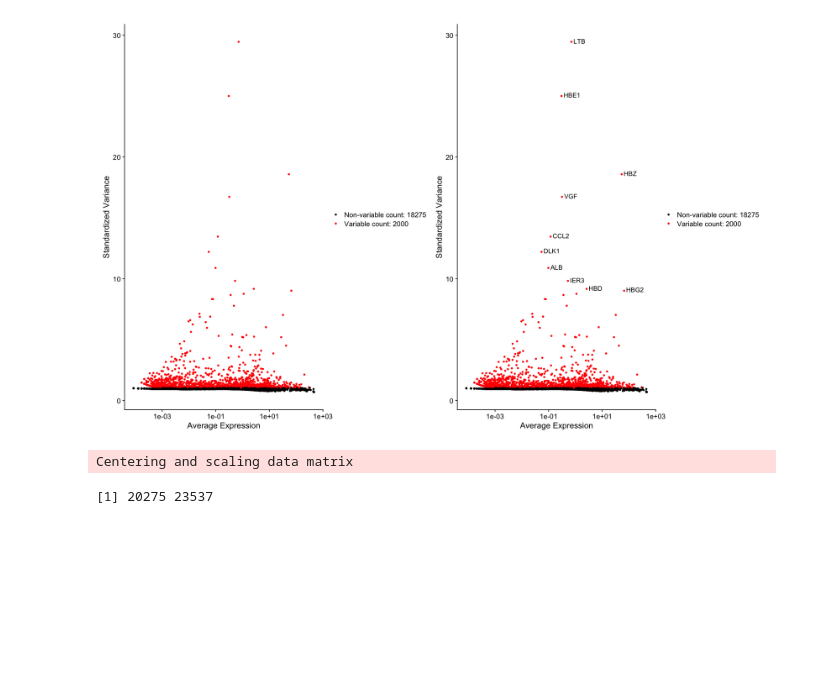
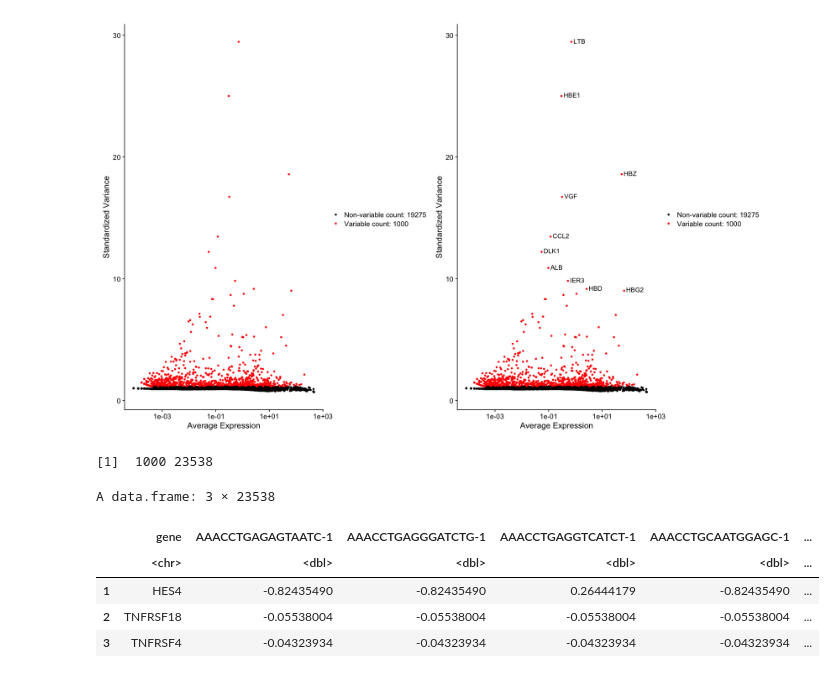
Before and after one commit to broadinstitute/grit-benchmark, a Jupyter notebook: 0.download-data/2.process-perturbseq.ipynb, the cells around one changed output. Drawn from its saved outputs; the diff is of its cells as text; code cells hidden in the pictures; blank space fills up the shorter version.

Commit message:
process perturbseq data and fix variance filter issue

```diff
--- a/0.download-data/2.process-perturbseq.ipynb
+++ b/0.download-data/2.process-perturbseq.ipynb
@@ -78,8 +66,12 @@ perturbseq <- subset(
 # Normalize
 perturbseq <- Seurat::NormalizeData(perturbseq, normalization.method = "LogNormalize", scale.factor = 10000)
 
-# Find the top 2,000 most highly variable genes
-perturbseq <- Seurat::FindVariableFeatures(perturbseq, selection.method = "vst", nfeatures = 2000)
+# Z score scale data
+all.genes <- rownames(perturbseq)
+perturbseq <- ScaleData(perturbseq, features = all.genes)
+
+# Find the top 1,000 most highly variable genes
+perturbseq <- Seurat::FindVariableFeatures(perturbseq, selection.method = "vst", nfeatures = 1000)
 
 # Identify the 10 most highly variable genes
 top10 <- head(VariableFeatures(perturbseq), 10)
@@ -95,15 +88,24 @@ plot1 + plot2
 # %% [output]
 When using repel, set xnudge and ynudge to 0 for optimal results
 [figure]
-# %%
-# Z score scale data and extract
-all.genes <- rownames(perturbseq)
-perturbseq <- ScaleData(perturbseq, features = all.genes)
-
-scaled_perturbseq_data <- GetAssayData(object = perturbseq, slot = "scale.data")
-
-dim(scaled_perturbseq_data)
-# %% [output]
-Centering and scaling data matrix
-[1] 20275 23537
+# %%
+# Extract data
+scaled_perturbseq_data <- GetAssayData(object = perturbseq, slot = "scale.data")
+selected_features <- VariableFeatures(perturbseq)
+
+scaled_perturbseq_data <- tibble::rownames_to_column(
+    as.data.frame(scaled_perturbseq_data),
+    var = "gene"
+) %>% dplyr::filter(gene %in% selected_features)
+
+dim(scaled_perturbseq_data)
+head(scaled_perturbseq_data, 3)
+# %% [output]
+[1]  1000 23538
+A data.frame: 3 × 23538
+|  | gene | AAACCTGAGAGTAATC-1 | AAACCTGAGGGATCTG-1 | AAACCTGAGGTCATCT-1 | AAACCTGCAATGGAGC-1 | ... |
+|  | <chr> | <dbl> | <dbl> | <dbl> | <dbl> | ... |
+| 1 | HES4 | -0.82435490 | -0.82435490 | 0.26444179 | -0.82435490 | ... |
+| 2 | TNFRSF18 | -0.05538004 | -0.05538004 | -0.05538004 | -0.05538004 | ... |
+| 3 | TNFRSF4 | -0.04323934 | -0.04323934 | -0.04323934 | -0.04323934 | ... |
 # %%
```
Also changed, not shown: parts of 3 cells of this notebook, 1 other file.
